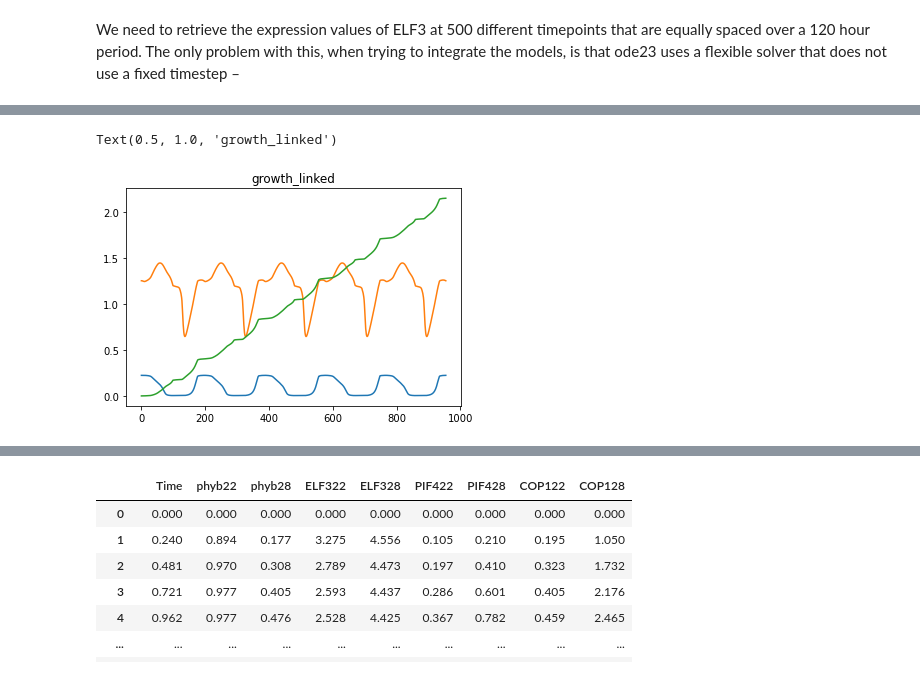
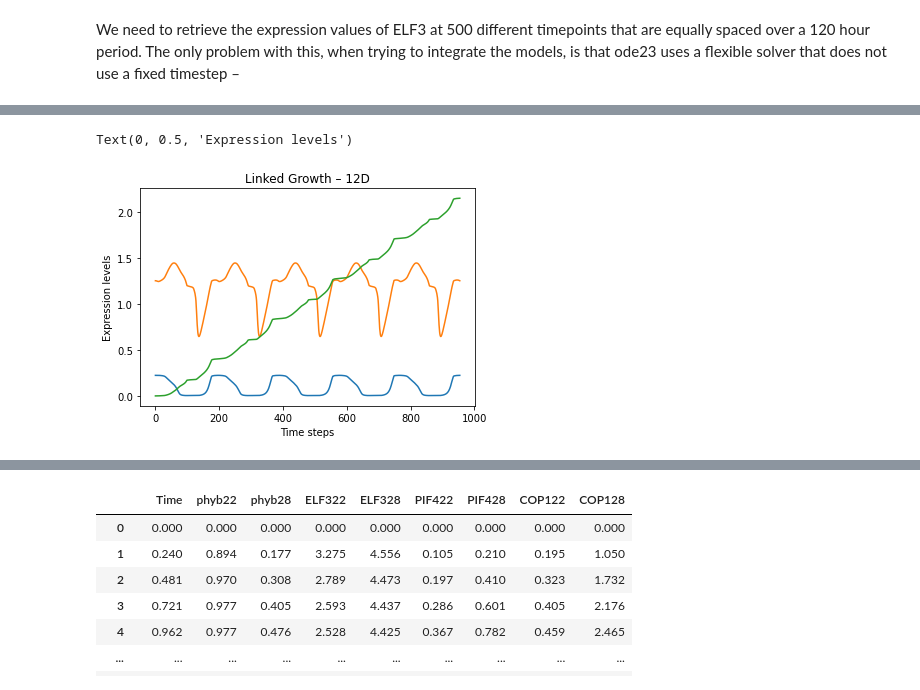
Before and after one commit to cbantock/arabidopsis_clock_linked_growth_model, a Jupyter notebook: CB_hypocotyl_growth_model.ipynb, the cells around one changed output, grey strips where cells are left out. Cells and saved outputs as stored; diff of their text form; code cells hidden in the pictures.

Commit message:
comparison to original growth model

```diff
--- a/CB_hypocotyl_growth_model.ipynb
+++ b/CB_hypocotyl_growth_model.ipynb
@@ -814,9 +759,11 @@ tot_linked_growth_df = pd.DataFrame.from_records(clock_protein_levels)
+# %%
+sim_outputs = get_outputs(linked_growth_model, daylength_sims, sim_time_points)
 # %%
 clock_outputs = 'LHY mRNA,P,GI-ZTL,GI-ELF3 cytoplasm,LHY prot,TOC1 mRNA,PRR9 prot,PRR5 (NI) mRNA,PRR5 (NI) prot,GI prot cytoplasm,TOC1 prot,ZTL,EC,GI mRNA,PRR9 mRNA,PRR7 mRNA,PRR7 prot,ELF4 mRNA,ELF4 prot,LHY prot modif,ABAR mRNA,COP1 cytoplasm,ELF3 mRNA,ELF3 cytoplasm,ELF3 nuclear,COP1 nuclear night,COP1 nuclear day,LUX mRNA,LUX prot,PP2C prot,SnRK2 prot,stomata,?,?,?,PHYB,ELF3,PIF,COP1,growth'
 
 clock_outputs = clock_outputs.split(',')
 clock_outputs
-header = []
+header = ['time_steps']
 for item in clock_outputs:
     item = item.replace(" ", '_')
     header.append(item)
@@ -858,0 +770,13 @@ tot_linked_growth_df
+# %%
+def create_df(output_dict, sim):
+    sim_df = pd.concat([pd.DataFrame(output_dict[sim]['time_steps']), pd.DataFrame(output_dict[sim]['prot_dyn'])],axis=1)
+    sim_df.columns=(header)
+    return sim_df
+# %%
+Y0 = create_df(sim_outputs,'Y0')
+Y4 = create_df(sim_outputs,'Y4')
+Y8 = create_df(sim_outputs,'Y8')
+Y12 = create_df(sim_outputs,'Y12')
+Y16 = create_df(sim_outputs,'Y16')
+Y20 = create_df(sim_outputs,'Y20')
+Y24 = create_df(sim_outputs,'Y24')
@@ -859,15 +799,19 @@ tot_linked_growth_df
 # %%
-growth_model_linked = tot_linked_growth_df[['time_steps', 'PHYB', 'ELF3', 'PIF', 'COP1', 'growth']]
+# results for 12L/12D
+linked_growth_12 = Y12[['time_steps', 'PHYB', 'ELF3', 'PIF', 'COP1', 'growth']]
 
 # plotting against index
-growth_model_linked.ELF3.plot()
+linked_growth_12.ELF3.plot()
 plt.title('ELF3_linked')
 
-growth_model_linked.COP1.plot()
+linked_growth_12.COP1.plot()
 plt.title('COP1_linked')
 
-growth_model_linked.growth.plot()
-plt.title('growth_linked')
+linked_growth_12.growth.plot()
+plt.title('Linked Growth – 12D')
+
+plt.xlabel('Time steps')
+plt.ylabel('Expression levels')
 # %% [output]
-Text(0.5, 1.0, 'growth_linked')
+Text(0, 0.5, 'Expression levels')
-[figure, old version]
+[figure, new version]
```
Also changed, not shown: parts of 58 cells of this notebook, 1 other file.
